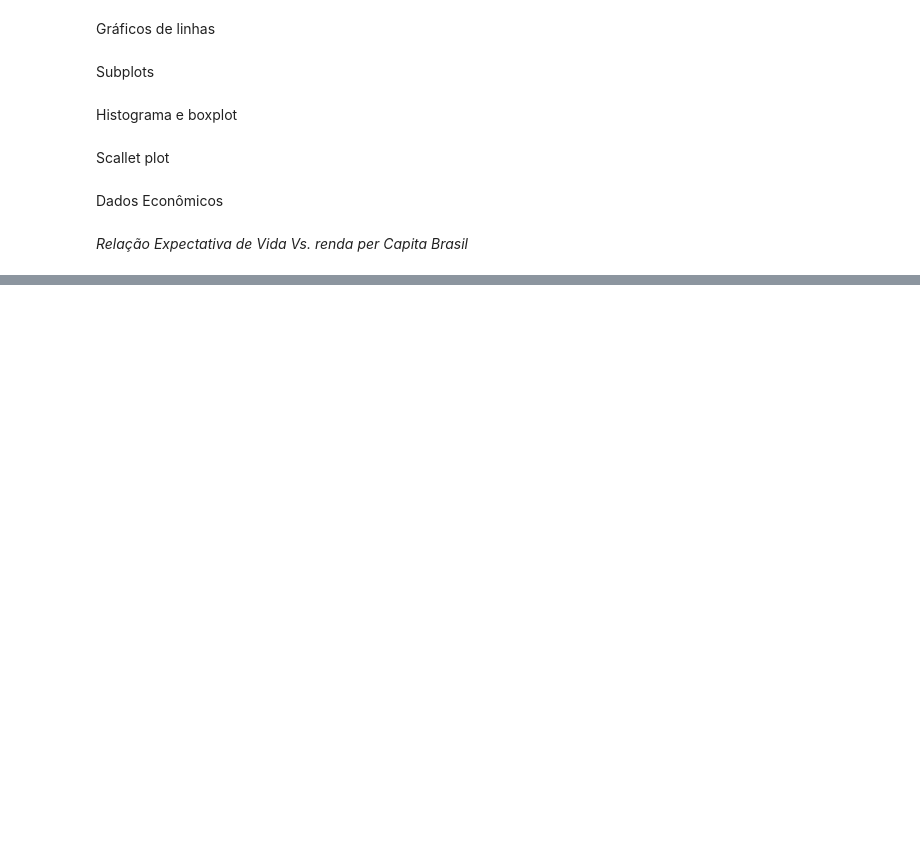
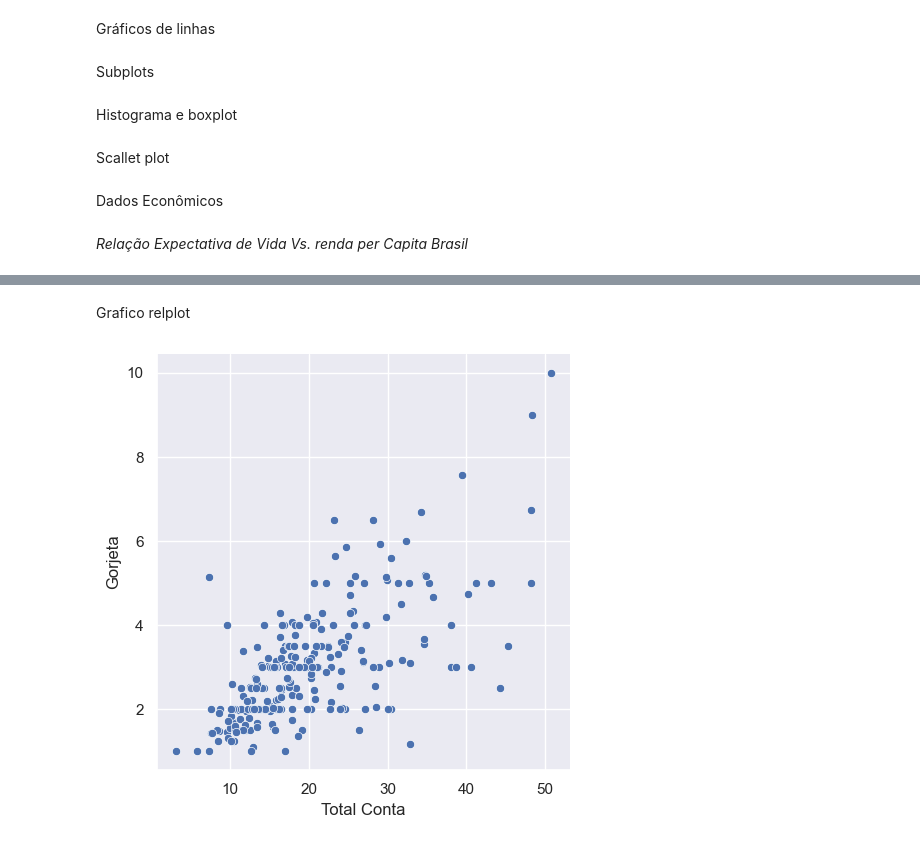
Before and after one commit to midnightrain-jv/analise-mercado-games-ps4, a Jupyter notebook: Matplotlib.ipynb, the cells around one changed output, grey strips where cells are left out. Saved outputs shown, nothing was run; the diff lists cells and outputs as text; code cells hidden in the pictures; blank space fills up the shorter version.

```diff
--- a/Matplotlib.ipynb
+++ b/Matplotlib.ipynb
@@ -183,0 +188,7 @@ plt.ylabel('Renda per capita');
+# %%
+import numpy as np
+import pandas as pd
+import seaborn as sns
+#--------------------------------
+# Definir tema
+sns.set_theme(style='darkgrid')
@@ -183,0 +199,6 @@ plt.ylabel('Renda per capita');
+# %%
+# DADOS - usar o do próprio seaborn
+Base_dados = sns.load_dataset('tips')
+#--------------------
+# Ver base de dados
+Base_dados.head()
@@ -183,0 +212,15 @@ plt.ylabel('Renda per capita');
+# %%
+# Renomear as colunas
+Base_dados.rename(columns ={
+    'total_bill': 'Total Conta',
+    'tip': 'Gorjeta',
+    'sex': 'Sexo',
+    'smoker': 'Fumante',
+    'day': 'Dia da Semana',
+    'time': 'Período',
+    'size': 'Pessoas na Mesa'
+    }, inplace=True)
+
+#-----------------------
+#Ver dados após a renomeação das colunas
+Base_dados.head()
@@ -183,0 +234,6 @@ plt.ylabel('Renda per capita');
+# %% [markdown]
+Grafico relplot
+# %%
+sns.relplot(x='Total Conta', y='Gorjeta', data=Base_dados);
+# %% [output]
+[figure, added]
```
Also changed, not shown: parts of 19 cells of this notebook, 1 other file.
